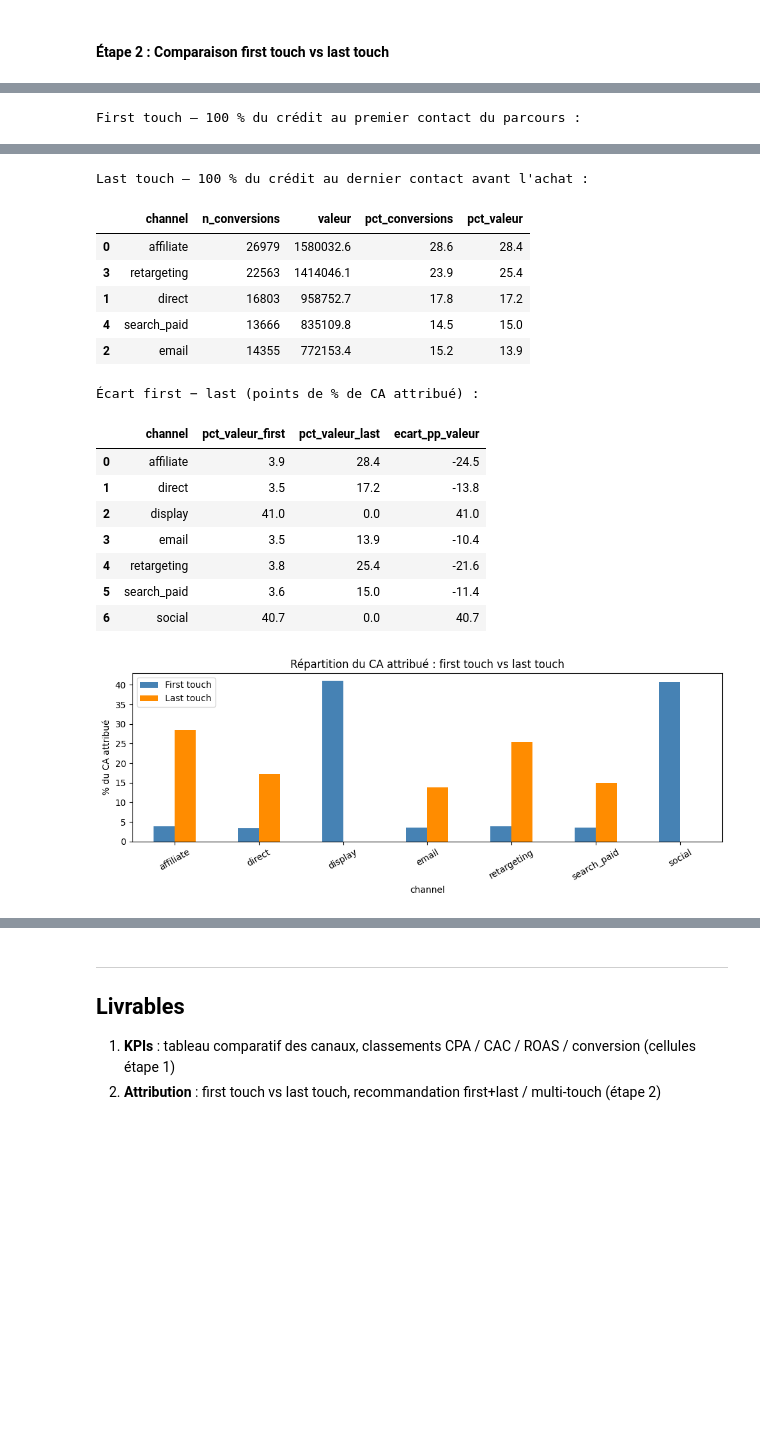
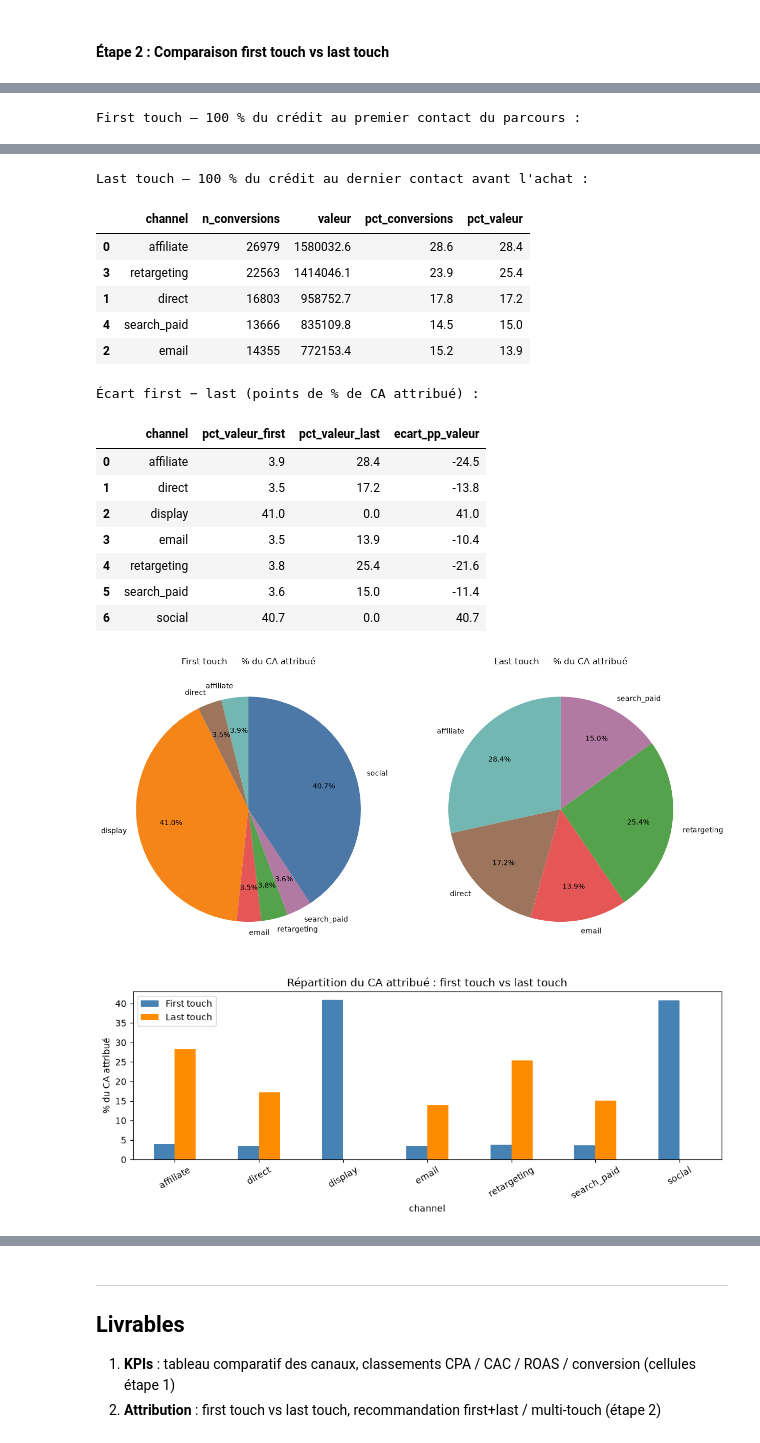
Before and after one commit to Msegura4/lumina_and_co_data_marketing, a Jupyter notebook: TP3.ipynb, the cells around one changed output, grey strips where cells are left out. Saved outputs shown, nothing was run; the diff lists cells and outputs as text; code cells hidden in the pictures; blank space fills up the shorter version.

```diff
--- a/TP3.ipynb
+++ b/TP3.ipynb
@@ -378,6 +431,34 @@ display(lt.round(1))
 print("Écart first − last (points de % de CA attribué) :")
 display(cmp[["channel", "pct_valeur_first", "pct_valeur_last", "ecart_pp_valeur"]].round(1))
 
+palette = {
+    "social": "#4C78A8",
+    "display": "#F58518",
+    "retargeting": "#54A24B",
+    "email": "#E45756",
+    "affiliate": "#72B7B2",
+    "search_paid": "#B279A2",
+    "direct": "#9D755D",
+}
+fig, axes = plt.subplots(1, 2, figsize=(13, 6))
+for ax, col, title in [
+    (axes[0], "pct_valeur_first", "First touch — % du CA attribué"),
+    (axes[1], "pct_valeur_last", "Last touch — % du CA attribué"),
+]:
+    s = cmp.set_index("channel")[col]
+    s = s[s > 0]
+    ax.pie(
+        s,
+        labels=s.index,
+        autopct="%1.1f%%",
+        colors=[palette.get(c, "#999999") for c in s.index],
+        startangle=90,
+        pctdistance=0.7,
+    )
+    ax.set_title(title)
+plt.tight_layout()
+plt.show()
+
 fig, ax = plt.subplots(figsize=(10, 4))
 cmp_plot = cmp.set_index("channel")[["pct_valeur_first", "pct_valeur_last"]]
 cmp_plot.plot(kind="bar", ax=ax, color=["steelblue", "darkorange"])
@@ -386,34 +467,35 @@ ax.set_title("Répartition du CA attribué : first touch vs last touch")
 ax.legend(["First touch", "Last touch"])
 plt.xticks(rotation=30)
 plt.tight_layout()
 plt.show()
 # %% [output]
 First touch — 100 % du crédit au premier contact du parcours :
 |  | channel | n_conversions | valeur | pct_conversions | pct_valeur |
 | 2 | display | 38733 | 2278406.7 | 41.0 | 41.0 |
 | 6 | social | 38373 | 2264619.5 | 40.7 | 40.7 |
 | 0 | affiliate | 3665 | 216139.9 | 3.9 | 3.9 |
 | 4 | retargeting | 3558 | 211893.1 | 3.8 | 3.8 |
 | 5 | search_paid | 3408 | 201432.5 | 3.6 | 3.6 |
 | 3 | email | 3358 | 195300.9 | 3.6 | 3.5 |
 | 1 | direct | 3271 | 192302.1 | 3.5 | 3.5 |
 Last touch — 100 % du crédit au dernier contact avant l'achat :
 |  | channel | n_conversions | valeur | pct_conversions | pct_valeur |
 | 0 | affiliate | 26979 | 1580032.6 | 28.6 | 28.4 |
 | 3 | retargeting | 22563 | 1414046.1 | 23.9 | 25.4 |
 | 1 | direct | 16803 | 958752.7 | 17.8 | 17.2 |
 | 4 | search_paid | 13666 | 835109.8 | 14.5 | 15.0 |
 | 2 | email | 14355 | 772153.4 | 15.2 | 13.9 |
 Écart first − last (points de % de CA attribué) :
 |  | channel | pct_valeur_first | pct_valeur_last | ecart_pp_valeur |
 | 0 | affiliate | 3.9 | 28.4 | -24.5 |
 | 1 | direct | 3.5 | 17.2 | -13.8 |
 | 2 | display | 41.0 | 0.0 | 41.0 |
 | 3 | email | 3.5 | 13.9 | -10.4 |
 | 4 | retargeting | 3.8 | 25.4 | -21.6 |
 | 5 | search_paid | 3.6 | 15.0 | -11.4 |
 | 6 | social | 40.7 | 0.0 | 40.7 |
-[figure, old version]
+[figure, new version]
+[figure, added]
 # %% [markdown]
 #### Analyse first touch vs last touch
 
```
Also changed, not shown: parts of 3 cells of this notebook.
